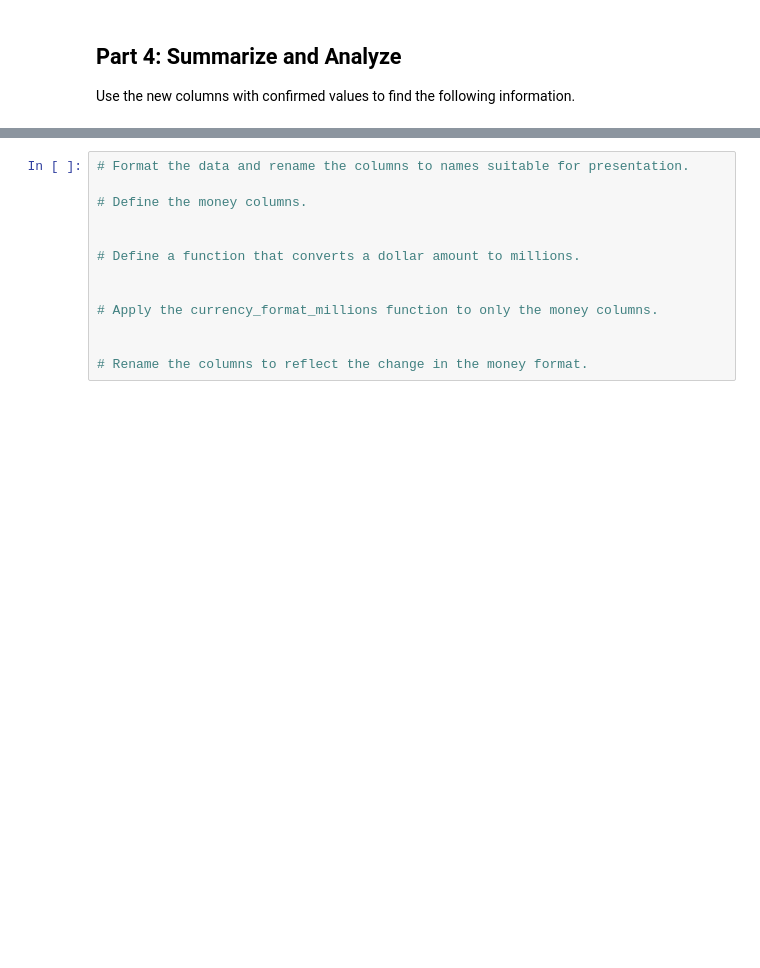
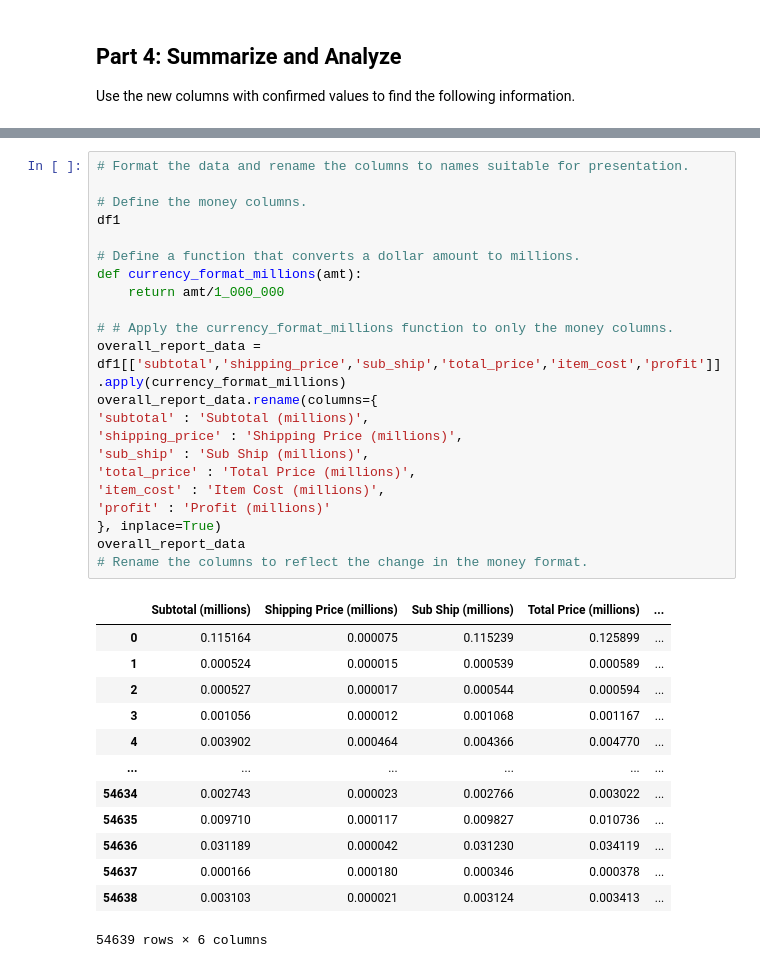
Before and after one commit to inCloset/pandas-challenge-1, a Jupyter notebook: Starter_Code/wholesale_data_analysis_starter_code.ipynb, the cells around one changed output, grey strips where cells are left out. Saved outputs shown, nothing was run; the diff lists cells and outputs as text; blank space fills up the shorter version.

```diff
--- a/Starter_Code/wholesale_data_analysis_starter_code.ipynb
+++ b/Starter_Code/wholesale_data_analysis_starter_code.ipynb
@@ -338,15 +360,38 @@ KeyError: 'amount_spent'
 # %%
 # Format the data and rename the columns to names suitable for presentation.
 
 # Define the money columns.
-
+df1
 
 # Define a function that converts a dollar amount to millions.
+def currency_format_millions(amt):
+    return amt/1_000_000
 
-
-# Apply the currency_format_millions function to only the money columns.
-
-
+# # Apply the currency_format_millions function to only the money columns.
+overall_report_data = df1[['subtotal','shipping_price','sub_ship','total_price','item_cost','profit']].apply(currency_format_millions)
+overall_report_data.rename(columns={
+'subtotal' : 'Subtotal (millions)',
+'shipping_price' : 'Shipping Price (millions)',
+'sub_ship' : 'Sub Ship (millions)',
+'total_price' : 'Total Price (millions)',
+'item_cost' : 'Item Cost (millions)',
+'profit' : 'Profit (millions)'
+}, inplace=True)
+overall_report_data
 # Rename the columns to reflect the change in the money format.
+# %% [output]
+|  | Subtotal (millions) | Shipping Price (millions) | Sub Ship (millions) | Total Price (millions) | ... |
+| 0 | 0.115164 | 0.000075 | 0.115239 | 0.125899 | ... |
+| 1 | 0.000524 | 0.000015 | 0.000539 | 0.000589 | ... |
+| 2 | 0.000527 | 0.000017 | 0.000544 | 0.000594 | ... |
+| 3 | 0.001056 | 0.000012 | 0.001068 | 0.001167 | ... |
+| 4 | 0.003902 | 0.000464 | 0.004366 | 0.004770 | ... |
+| ... | ... | ... | ... | ... | ... |
+| 54634 | 0.002743 | 0.000023 | 0.002766 | 0.003022 | ... |
+| 54635 | 0.009710 | 0.000117 | 0.009827 | 0.010736 | ... |
+| 54636 | 0.031189 | 0.000042 | 0.031230 | 0.034119 | ... |
+| 54637 | 0.000166 | 0.000180 | 0.000346 | 0.000378 | ... |
+| 54638 | 0.003103 | 0.000021 | 0.003124 | 0.003413 | ... |
+54639 rows × 6 columns
 # %%
 # Sort the updated data by "Total Profit (millions)" form highest to lowest and assign the sort to a new DatFrame.
```
Also changed, not shown: parts of 10 cells of this notebook.
